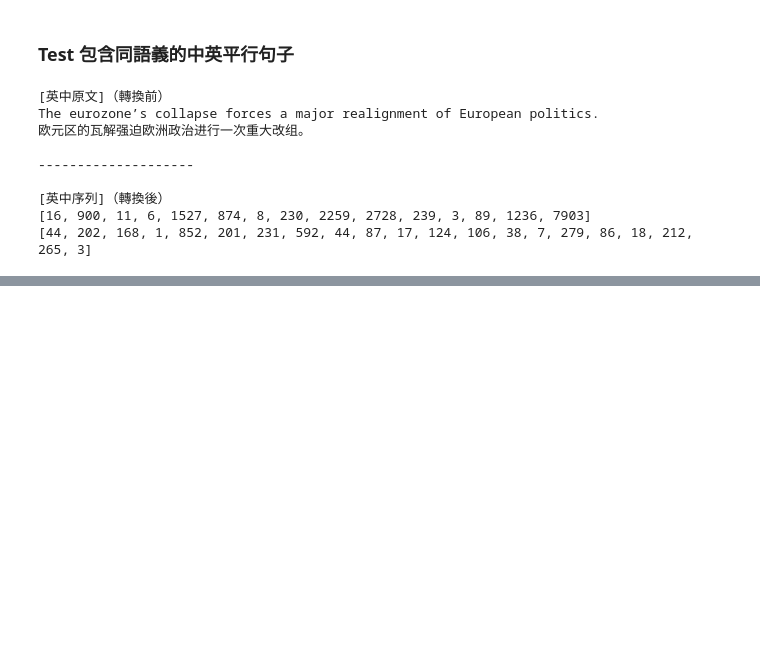
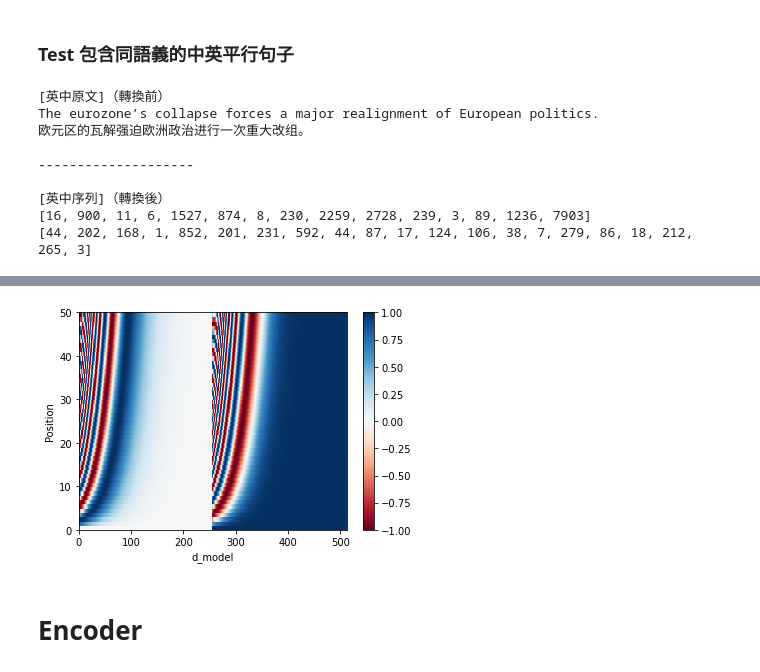
Before and after one commit to yenchunR/NLP_HW5, a Jupyter notebook: HW5.ipynb, the cells around one changed output, grey strips where cells are left out. Drawn from its saved outputs; the diff is of its cells as text; code cells hidden in the pictures; blank space fills up the shorter version.

Commit message:
#4 Test Model

```diff
--- a/HW5.ipynb
+++ b/HW5.ipynb
@@ -327,0 +1203,29 @@ The eurozone’s collapse forces a major realignment of European politics.
+# %%
+# 以下直接參考 TensorFlow 官方 tutorial
+def get_angles(pos, i, d_model):
+  angle_rates = 1 / np.power(10000, (2 * (i//2)) / np.float32(d_model))
+  return pos * angle_rates
+
+def positional_encoding(position, d_model):
+  angle_rads = get_angles(np.arange(position)[:, np.newaxis],
+                          np.arange(d_model)[np.newaxis, :],
+                          d_model)
+
+  # apply sin to even indices in the array; 2i
+  sines = np.sin(angle_rads[:, 0::2])
+
+  # apply cos to odd indices in the array; 2i+1
+  cosines = np.cos(angle_rads[:, 1::2])
+
+  pos_encoding = np.concatenate([sines, cosines], axis=-1)
+
+  pos_encoding = pos_encoding[np.newaxis, ...]
+
+  return tf.cast(pos_encoding, dtype=tf.float32)
+
+
+seq_len = 50
+d_model = 512
+
+pos_encoding = positional_encoding(seq_len, d_model)
+pos_encoding
@@ -327,0 +1247,11 @@ The eurozone’s collapse forces a major realignment of European politics.
+# %%
+plt.pcolormesh(pos_encoding[0], cmap='RdBu')
+plt.xlabel('d_model')
+plt.xlim((0, 512))
+plt.ylabel('Position')
+plt.colorbar()
+plt.show()
+# %% [output]
+[figure, added]
+# %% [markdown]
+# Encoder
```
Also changed, not shown: parts of 99 cells of this notebook.
